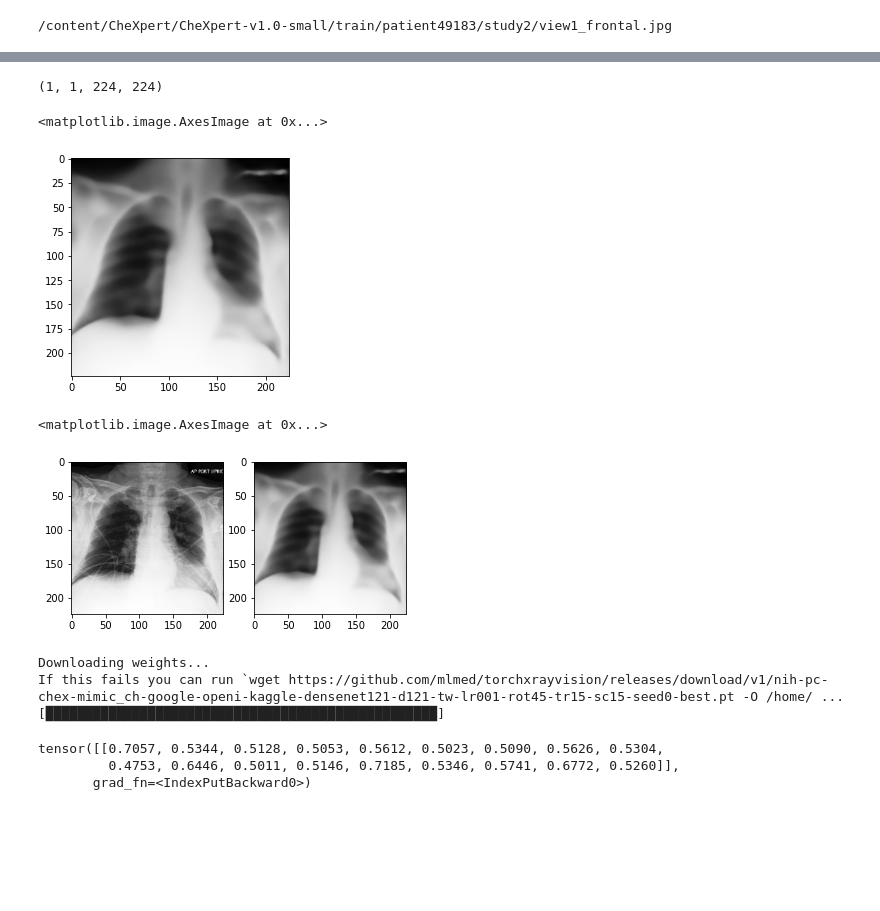
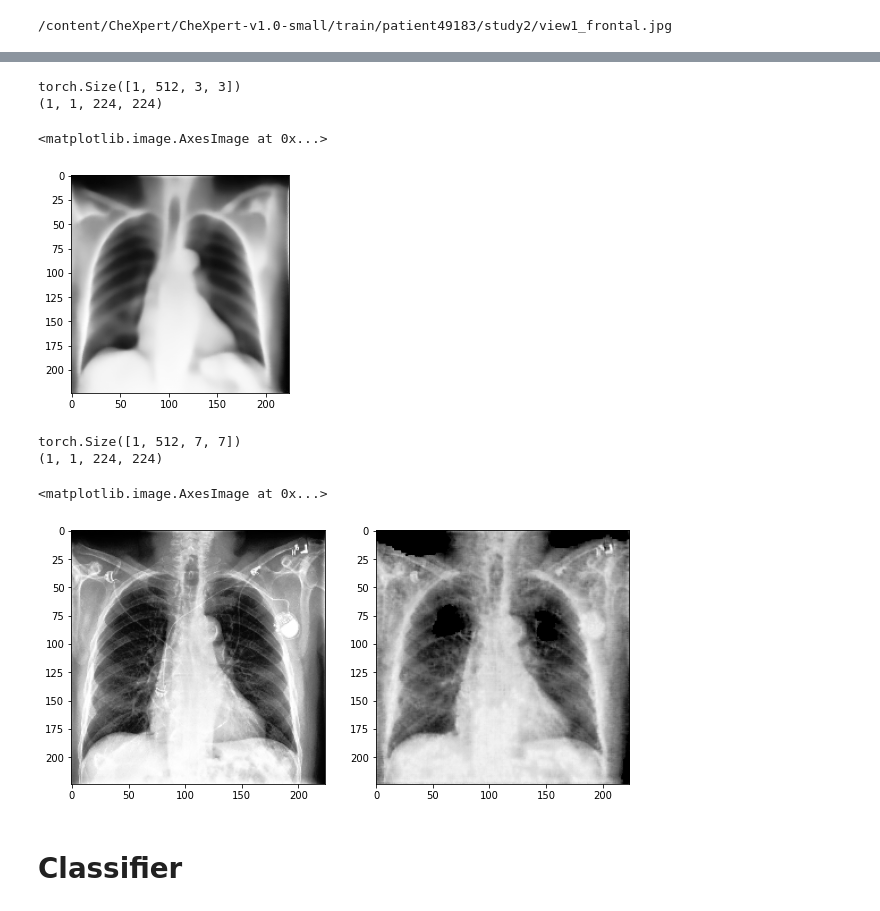
Before and after one commit to florianjuengermann/local-counterfactuals, a Jupyter notebook: XRV_Autoencoder.ipynb, the cells around one changed output, grey strips where cells are left out. Saved outputs shown, nothing was run; the diff lists cells and outputs as text; code cells hidden in the pictures; blank space fills up the shorter version.

Commit message:
added new autoencoder

```diff
--- a/XRV_Autoencoder.ipynb
+++ b/XRV_Autoencoder.ipynb
@@ -46,24 +295,19 @@ Wall time: 5min 35s
 # %%
 colab = False
+device = torch.device("cuda:0" if torch.cuda.is_available() else "cpu")
 dataset_path = "/content/CheXpert/" if colab else "."
-img_path = f"{dataset_path}/CheXpert-v1.0-small/valid/patient64541/study1/view1_frontal.jpg"
+img_path = f"{dataset_path}/CheXpert-v1.0-small/valid/patient64606/study1/view1_frontal.jpg"
 chexpert_img = skimage.io.imread(img_path)
 
-print(f"Shape: {chexpert_img.shape}")
-plt.imshow(chexpert_img, cmap="Greys_r")
-plt_img_before = np.copy(chexpert_img)
 
-def normalize_img(img):
-    chexpert_img = xrv.datasets.normalize(img, 255)
-    chexpert_img = chexpert_img[None, :, :]
-    transform = torchvision.transforms.Compose([
-        xrv.datasets.XRayCenterCrop(),
-        xrv.datasets.XRayResizer(224),
-    ])
-    chexpert_img = transform(chexpert_img)
-    chexpert_img = torch.from_numpy(chexpert_img).unsqueeze(0)
-    return chexpert_img
+print(f"Shape: {chexpert_img.shape}\n{chexpert_img[:3, :3]}")
+plt.imshow(chexpert_img, cmap="Greys_r"); plt.show();
 
-chexpert_img = normalize_img(chexpert_img)
-plt.imshow(chexpert_img[0, 0], cmap="Greys_r")
+xrv_img = normalize_img(chexpert_img)
+print(f"Shape: {xrv_img.shape}\n{xrv_img[:, :, :3, :3]}")
+plt.imshow(xrv_img[0, 0], cmap="Greys_r"); plt.show();
+
+img_cf = xrv_img_to_classifier(xrv_img[0, 0])
+print(f"Shape: {img_cf.shape}\n{img_cf[0, :3, :3]}")
+plot_cf_img(img_cf)
 # %% [output]
@@ -73,31 +334,34 @@ Shape: (320, 390)
 # %%
-ae = xrv.autoencoders.ResNetAE(weights="101-elastic")
+ae_xrv = xrv.autoencoders.ResNetAE(weights="101-elastic")
+
 #out = ae(chexpert_img)
-z = ae.encode(chexpert_img)
-decoded = ae.decode(z).detach().numpy()
-#img_r = out['out'].detach().numpy()
+z = ae_xrv.encode(xrv_img)
+print(z.shape)
+decoded = ae_xrv.decode(z).detach().numpy()
+#img_r = out['out'].detach().ngumpy()
 print(decoded.shape)
 plt.imshow(decoded[0][0], cmap="Greys_r")
 # %% [output]
+torch.Size([1, 512, 3, 3])
 (1, 1, 224, 224)
 <matplotlib.image.AxesImage at 0x...>
-[figure, old version]
+[figure, new version]
+# %%
+ae = torch.load("./weights/autoencoder_v2.pt",  map_location=device);
+#print(xrv_img)
+z, add = ae.encode(img_to_rgb(xrv_img))
+print(z.shape)
+img_restore = ae.decode(z, add).detach().numpy()
+print(img_restore.shape)
+# %% [output]
+torch.Size([1, 512, 7, 7])
+(1, 1, 224, 224)
 # %%
-fig, ax = plt.subplots(1,2)
-ax[0].imshow(chexpert_img[0, 0], cmap='Greys_r')
-ax[1].imshow(decoded[0][0], cmap='Greys_r')
+fig, ax = plt.subplots(1,2, figsize=(10, 10))
+ax[0].imshow(xrv_img[0, 0], cmap='Greys_r')
+ax[1].imshow(img_restore[0], cmap='Greys_r')
 # %% [output]
 <matplotlib.image.AxesImage at 0x...>
-[figure, old version]
+[figure, new version]
-# %%
-classifier = xrv.models.DenseNet(weights="all")
-# %% [output]
-Downloading weights...
-If this fails you can run `wget https://github.com/mlmed/torchxrayvision/releases/download/v1/nih-pc-chex-mimic_ch-google-openi-kaggle-densenet121-d121-tw-lr001-rot45-tr15-sc15-seed0-best.pt -O /home/ ...
-[██████████████████████████████████████████████████]
-# %%
-classifier(chexpert_img)
-# %% [output]
-tensor([[0.7057, 0.5344, 0.5128, 0.5053, 0.5612, 0.5023, 0.5090, 0.5626, 0.5304,
-         0.4753, 0.6446, 0.5011, 0.5146, 0.7185, 0.5346, 0.5741, 0.6772, 0.5260]],
-       grad_fn=<IndexPutBackward0>)
+# %% [markdown]
+# Classifier
```
Also changed, not shown: parts of 13 cells of this notebook, 1 other file.
